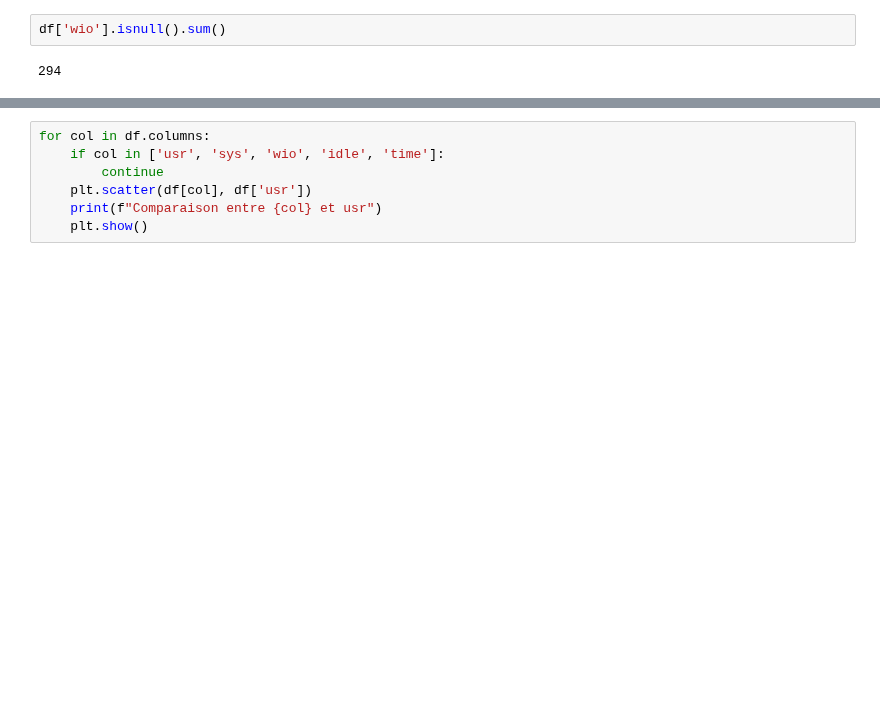
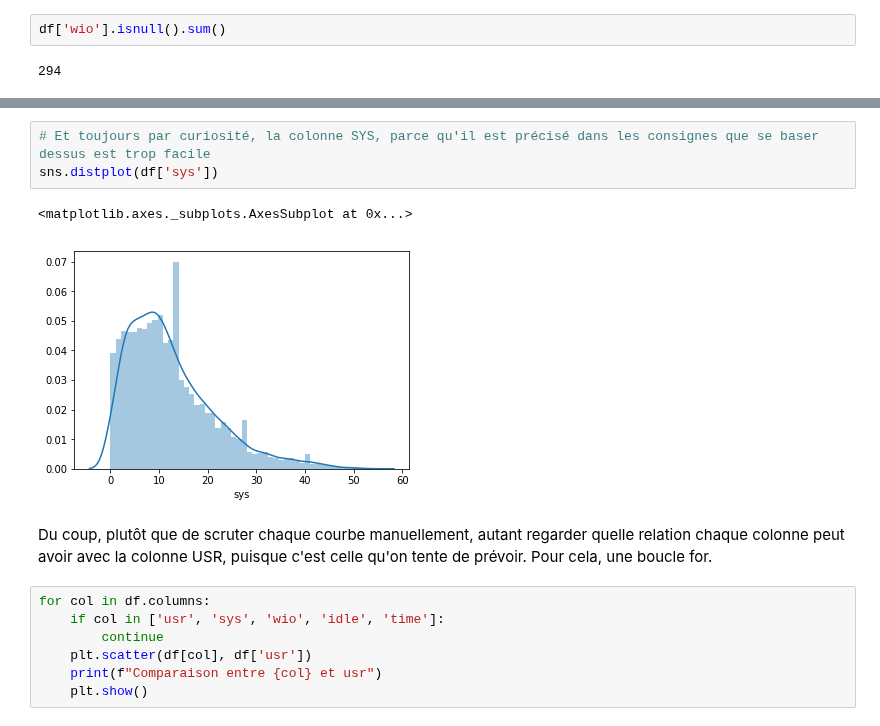
Before and after one commit to Aethyn/LinearRegressionTraining, a Jupyter notebook: EvaluationRL.ipynb, the cells around one changed output, grey strips where cells are left out. Saved outputs shown, nothing was run; the diff lists cells and outputs as text; blank space fills up the shorter version.

```diff
--- a/EvaluationRL.ipynb
+++ b/EvaluationRL.ipynb
@@ -96,3 +106,11 @@ sns.distplot(df['idle'])
+# %%
+# Et toujours par curiosité, la colonne SYS, parce qu'il est précisé dans les consignes que se baser dessus est trop facile
+sns.distplot(df['sys'])
+# %% [output]
+<matplotlib.axes._subplots.AxesSubplot at 0x...>
+[figure, added]
+# %% [markdown]
+Du coup, plutôt que de scruter chaque courbe manuellement, autant regarder quelle relation chaque colonne peut avoir avec la colonne USR, puisque c'est celle qu'on tente de prévoir. Pour cela, une boucle for.
 # %%
 for col in df.columns:
     if col in ['usr', 'sys', 'wio', 'idle', 'time']:
```
Also changed, not shown: parts of 41 cells of this notebook.
